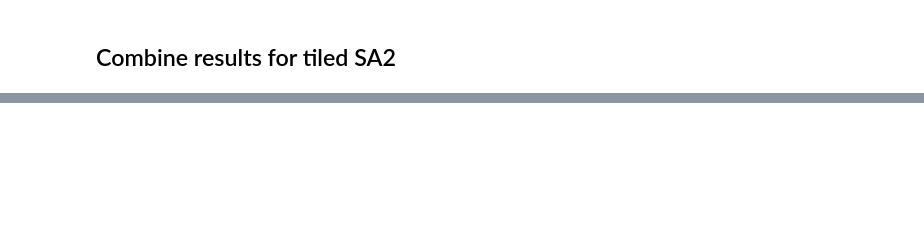
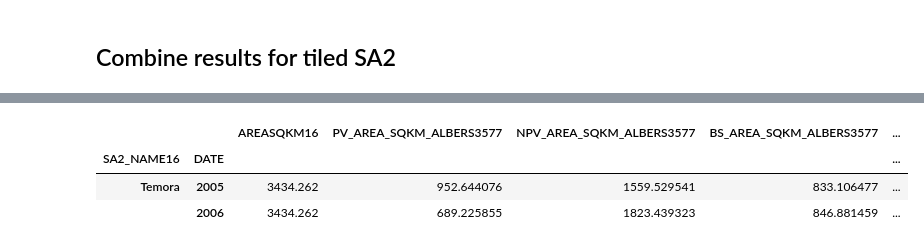
Before and after one commit to GeoscienceAustralia/DEA_ABS_collaborations, a Jupyter notebook: NB02_FC_Zonal_Stats_tiled_SA2_with_quality.ipynb, the cells around one changed output, grey strips where cells are left out. Saved outputs shown, nothing was run; the diff lists cells and outputs as text; code cells hidden in the pictures; blank space fills up the shorter version.

```diff
--- a/NB02_FC_Zonal_Stats_tiled_SA2_with_quality.ipynb
+++ b/NB02_FC_Zonal_Stats_tiled_SA2_with_quality.ipynb
@@ -504,0 +559,7 @@ SA2 702051068 done
+# %%
+annual_df_with_qm
+# %% [output]
+|  |  | AREASQKM16 | PV_AREA_SQKM_ALBERS3577 | NPV_AREA_SQKM_ALBERS3577 | BS_AREA_SQKM_ALBERS3577 | ... |
+| SA2_NAME16 | DATE |  |  |  |  | ... |
+| Temora | 2005 | 3434.262 | 952.644076 | 1559.529541 | 833.106477 | ... |
+|  | 2006 | 3434.262 | 689.225855 | 1823.439323 | 846.881459 | ... |
```
Also changed, not shown: parts of 44 cells of this notebook, 1 other file.
